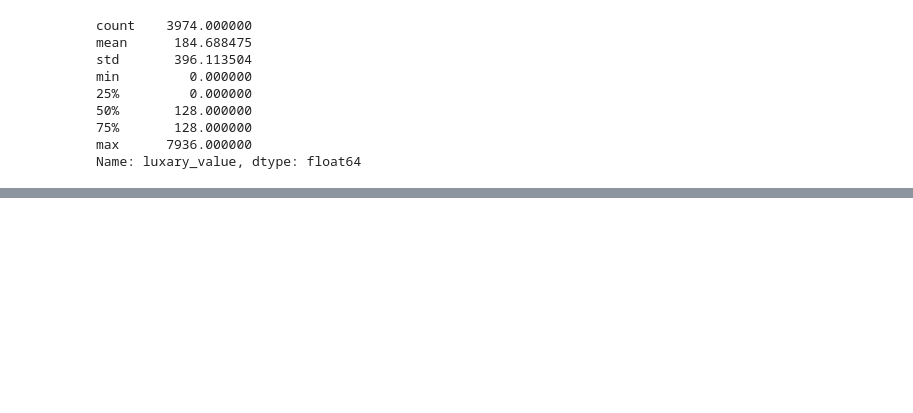
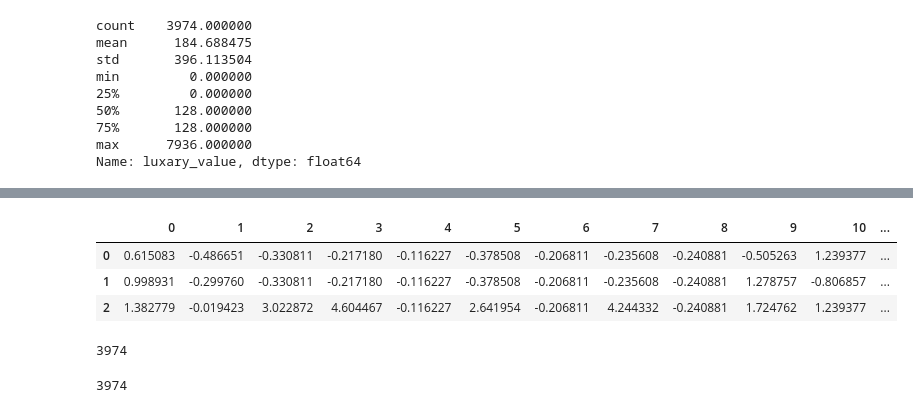
Before and after one commit to Sarvesh-Kesharwani/HousePrice_MegaProject, a Jupyter notebook: 3. eda_n_feature engineering/5. FEing furnishDetails col.ipynb, the cells around one changed output, grey strips where cells are left out. Cells and saved outputs as stored; diff of their text form; code cells hidden in the pictures; blank space fills up the shorter version.

```diff
--- a/3. eda_n_feature engineering/5. FEing furnishDetails col.ipynb
+++ b/3. eda_n_feature engineering/5. FEing furnishDetails col.ipynb
@@ -421,0 +521,15 @@ NameError: name 'categorize_luxury_level' is not defined
+# %%
+df_.head(3)
+# %% [output]
+|  | 0 | 1 | 2 | 3 | 4 | 5 | 6 | 7 | 8 | 9 | 10 | ... |
+| 0 | 0.615083 | -0.486651 | -0.330811 | -0.217180 | -0.116227 | -0.378508 | -0.206811 | -0.235608 | -0.240881 | -0.505263 | 1.239377 | ... |
+| 1 | 0.998931 | -0.299760 | -0.330811 | -0.217180 | -0.116227 | -0.378508 | -0.206811 | -0.235608 | -0.240881 | 1.278757 | -0.806857 | ... |
+| 2 | 1.382779 | -0.019423 | 3.022872 | 4.604467 | -0.116227 | 2.641954 | -0.206811 | 4.244332 | -0.240881 | 1.724762 | 1.239377 | ... |
+# %%
+df_.shape[0]
+# %% [output]
+3974
+# %%
+data.shape[0]
+# %% [output]
+3974
```
Also changed, not shown: parts of 28 cells of this notebook, 1 other file.
